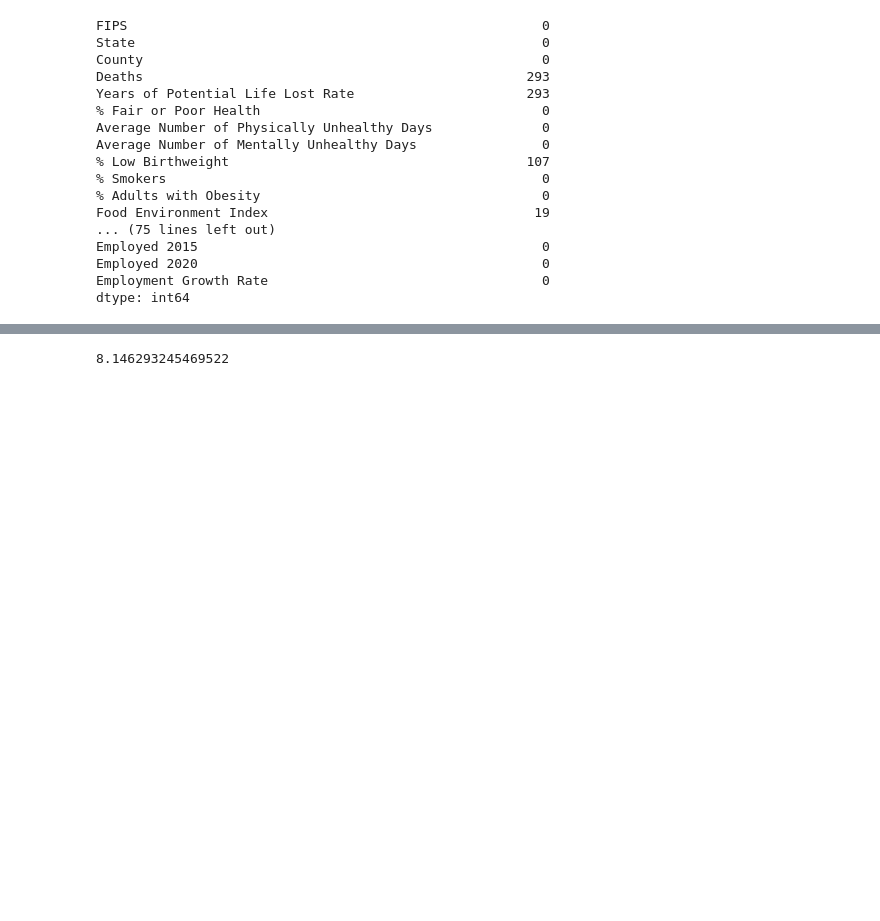
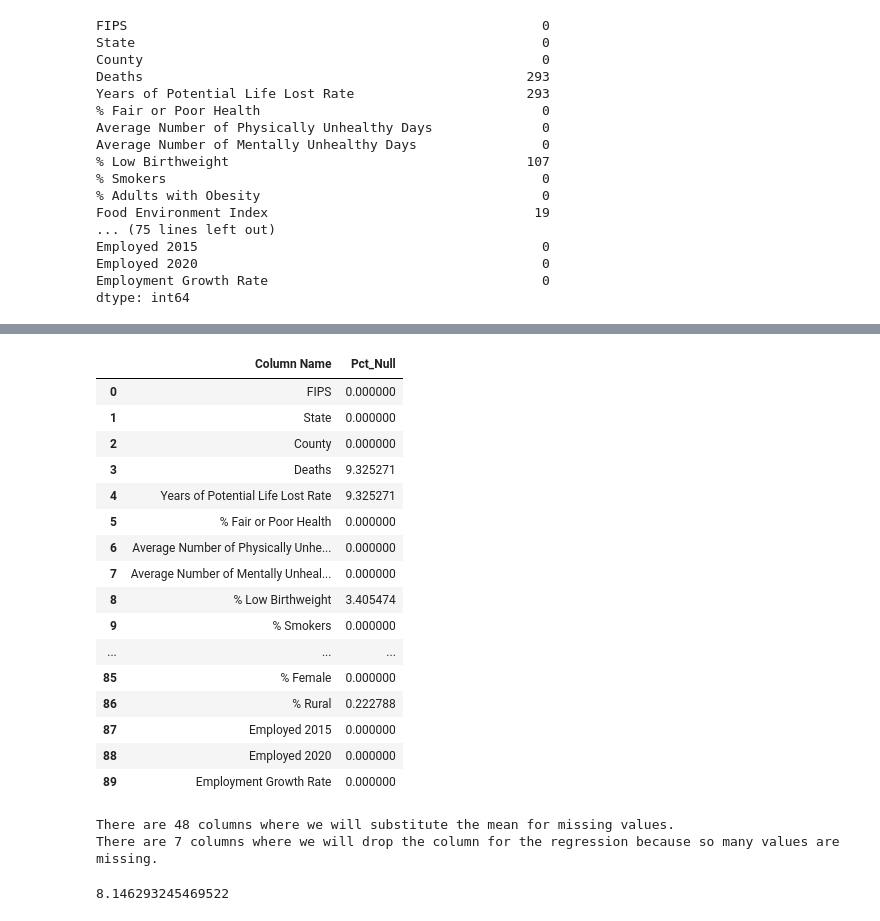
Before and after one commit to mgsrichard/EDai_exercise, a Jupyter notebook: County_Analysis.ipynb, the cells around one changed output, grey strips where cells are left out. Cells and saved outputs as stored; diff of their text form; code cells hidden in the pictures; blank space fills up the shorter version.

Commit message:
null handling logic figured out

```diff
--- a/County_Analysis.ipynb
+++ b/County_Analysis.ipynb
@@ -434,3 +441,6 @@ plt.show()
 #Before fixing Kalawao numbers, chart was very skewed
 # %% [output]
 [figure]
+# %%
+#Fix output count again
+pd.set_option('display.max_rows', 20)
@@ -467,0 +522,7 @@ dtype: int64
+# %%
+#Create a list of column names and the associated percentage of null values
+null_field_counts = combined_ratings_df.isnull().sum()
+null_field_percents = null_field_counts/combined_ratings_df.count()['FIPS']*100
+print(null_field_percents)
+#null_field_percents = np.array(null_field_percents)
+column_names = np.array(combined_ratings_df.columns.tolist())
@@ -468,3 +547,35 @@ dtype: int64
+# %%
+#Make a dataframe containing the column name and the percent null
+null_pct_col_names = list(zip(column_names,null_field_percents))
+null_pct_col_names = pd.DataFrame(null_pct_col_names,columns=['Column Name','Pct_Null'])
+null_pct_col_names
+# %% [output]
+|  | Column Name | Pct_Null |
+| 0 | FIPS | 0.000000 |
+| 1 | State | 0.000000 |
+| 2 | County | 0.000000 |
+| 3 | Deaths | 9.325271 |
+| 4 | Years of Potential Life Lost Rate | 9.325271 |
+| 5 | % Fair or Poor Health | 0.000000 |
+| 6 | Average Number of Physically Unhe... | 0.000000 |
+| 7 | Average Number of Mentally Unheal... | 0.000000 |
+| 8 | % Low Birthweight | 3.405474 |
+| 9 | % Smokers | 0.000000 |
+| ... | ... | ... |
+| 85 | % Female | 0.000000 |
+| 86 | % Rural | 0.222788 |
+| 87 | Employed 2015 | 0.000000 |
+| 88 | Employed 2020 | 0.000000 |
+| 89 | Employment Growth Rate | 0.000000 |
+# %%
+#Create filtered groups containing the columns to drop and the columns where we'll substitute the mean value
+sub_mean = null_pct_col_names.loc[(null_pct_col_names['Pct_Null']<30) & (null_pct_col_names['Pct_Null']!=0)]
+drop_column = null_pct_col_names.loc[null_pct_col_names['Pct_Null']>=30]
+print(f'There are {len(sub_mean)} columns where we will substitute the mean for missing values.')
+print(f'There are {len(drop_column)} columns where we will drop the column for the regression because so many values are missing.')
+# %% [output]
+There are 48 columns where we will substitute the mean for missing values.
+There are 7 columns where we will drop the column for the regression because so many values are missing.
 # %%
 #Verify that null values do decrease average/mean values in python calculations
 #straight calculation with mean method
```
Also changed, not shown: parts of 29 cells of this notebook.
